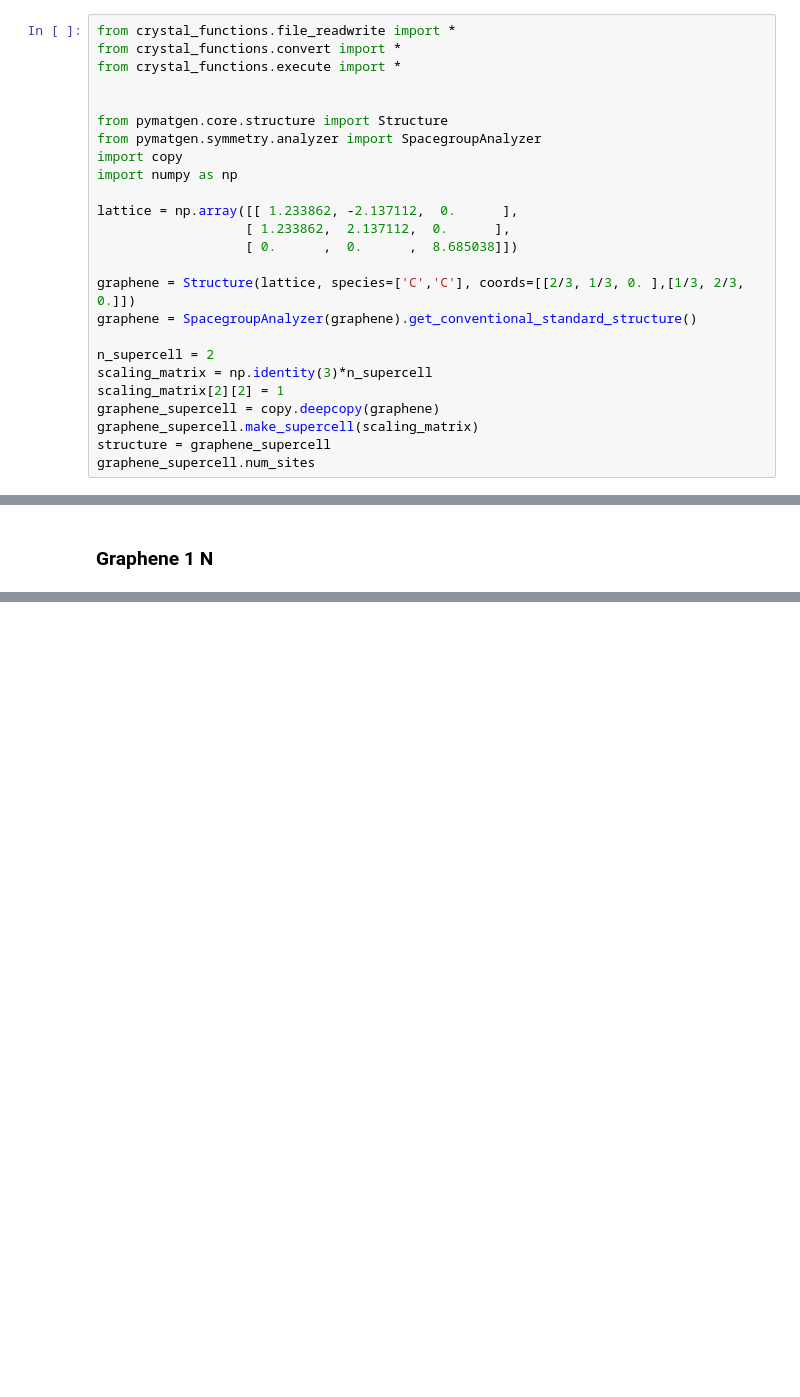
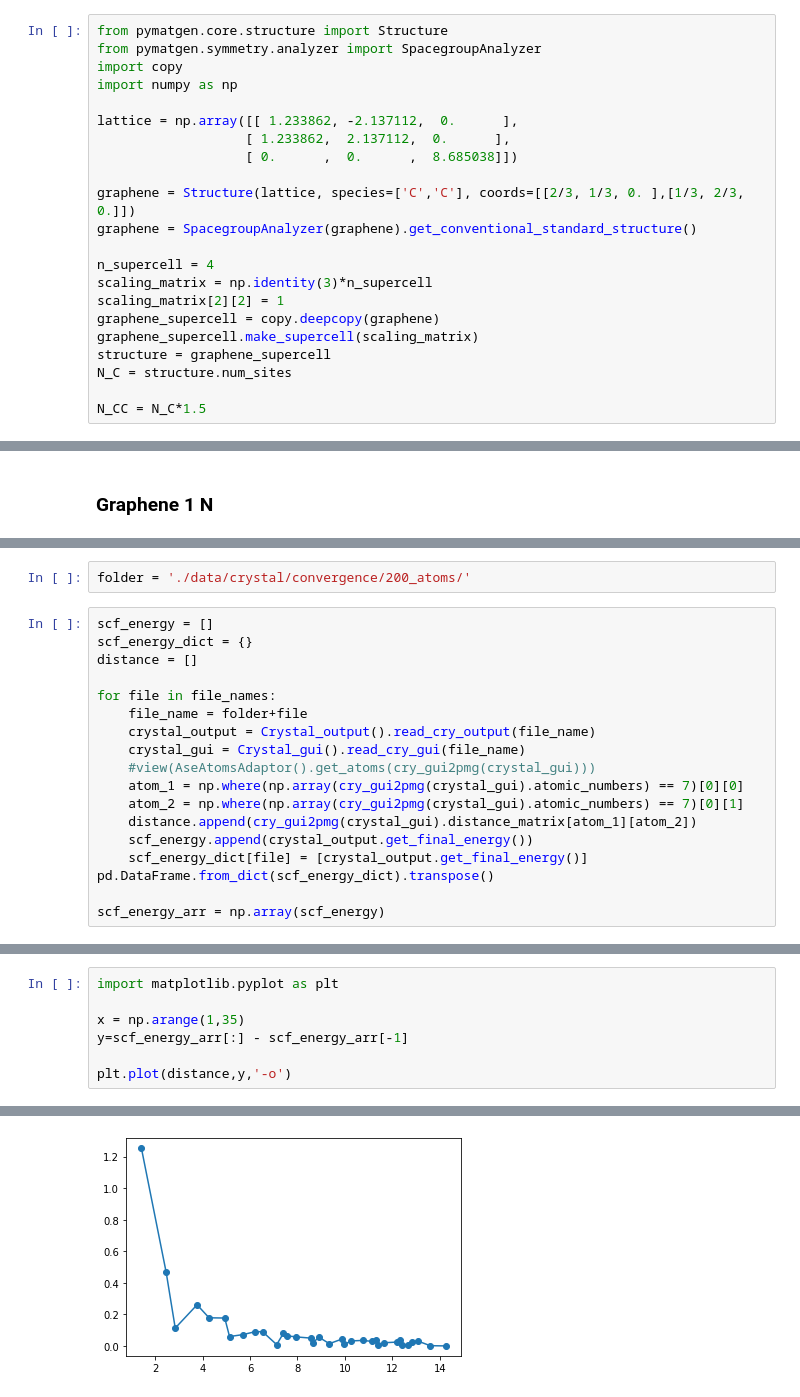
Before and after one commit to cmc-ucl/quantum_computing, a Jupyter notebook: Experiments_discrete.ipynb, the cells around one changed output, grey strips where cells are left out. Drawn from its saved outputs; the diff is of its cells as text; blank space fills up the shorter version.

```diff
--- a/Experiments_discrete.ipynb
+++ b/Experiments_discrete.ipynb
@@ -221,9 +2537,4 @@ convert_df(dataframe,2)
 # %%
-from crystal_functions.file_readwrite import *
-from crystal_functions.convert import *
-from crystal_functions.execute import *
-
-
 from pymatgen.core.structure import Structure
 from pymatgen.symmetry.analyzer import SpacegroupAnalyzer
 import copy
@@ -236,10 +2547,12 @@ lattice = np.array([[ 1.233862, -2.137112,  0.      ],
 graphene = Structure(lattice, species=['C','C'], coords=[[2/3, 1/3, 0. ],[1/3, 2/3, 0.]])
 graphene = SpacegroupAnalyzer(graphene).get_conventional_standard_structure()
 
-n_supercell = 2
+n_supercell = 4
 scaling_matrix = np.identity(3)*n_supercell
 scaling_matrix[2][2] = 1
 graphene_supercell = copy.deepcopy(graphene)
 graphene_supercell.make_supercell(scaling_matrix)
 structure = graphene_supercell
-graphene_supercell.num_sites
+N_C = structure.num_sites
+
+N_CC = N_C*1.5
@@ -473,0 +2851,20 @@ df.drop(not_keep2)
+# %%
+folder = './data/crystal/convergence/200_atoms/'
+# %%
+scf_energy = []
+scf_energy_dict = {}
+distance = []
+
+for file in file_names:
+    file_name = folder+file
+    crystal_output = Crystal_output().read_cry_output(file_name)
+    crystal_gui = Crystal_gui().read_cry_gui(file_name)
+    #view(AseAtomsAdaptor().get_atoms(cry_gui2pmg(crystal_gui)))
+    atom_1 = np.where(np.array(cry_gui2pmg(crystal_gui).atomic_numbers) == 7)[0][0]
+    atom_2 = np.where(np.array(cry_gui2pmg(crystal_gui).atomic_numbers) == 7)[0][1]
+    distance.append(cry_gui2pmg(crystal_gui).distance_matrix[atom_1][atom_2])
+    scf_energy.append(crystal_output.get_final_energy())
+    scf_energy_dict[file] = [crystal_output.get_final_energy()]
+pd.DataFrame.from_dict(scf_energy_dict).transpose()
+
+scf_energy_arr = np.array(scf_energy)
@@ -473,0 +2907,8 @@ df.drop(not_keep2)
+# %%
+import matplotlib.pyplot as plt
+
+x = np.arange(1,35)
+y=scf_energy_arr[:] - scf_energy_arr[-1]
+
+plt.plot(distance,y,'-o')
+# %% [output]
@@ -473,0 +2916 @@ df.drop(not_keep2)
+[figure, added]
```
Also changed, not shown: parts of 268 cells of this notebook.
